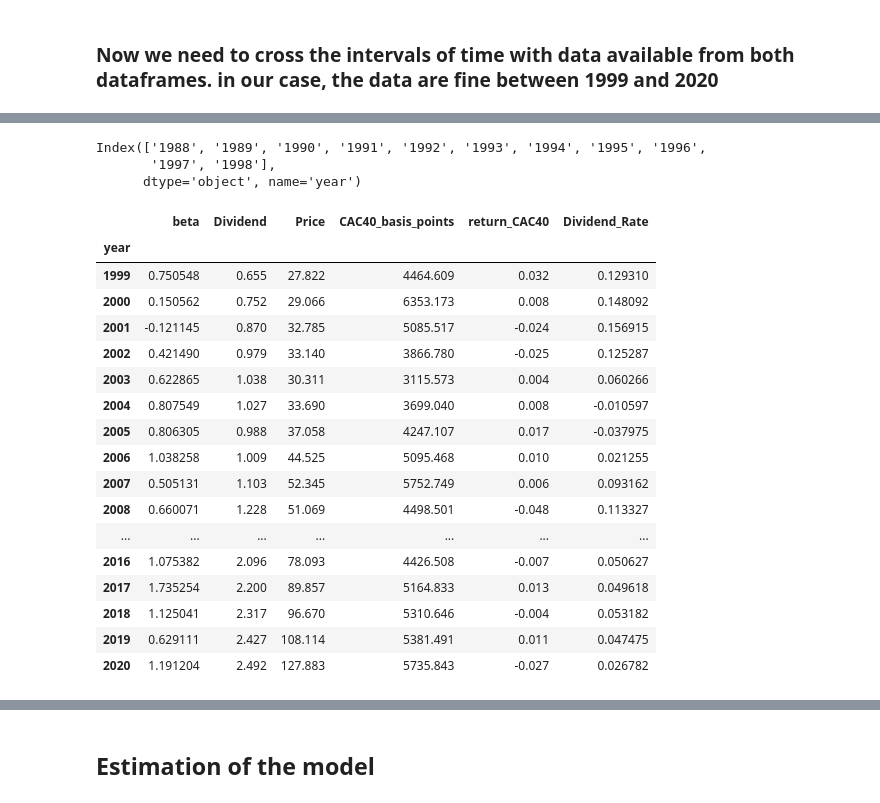
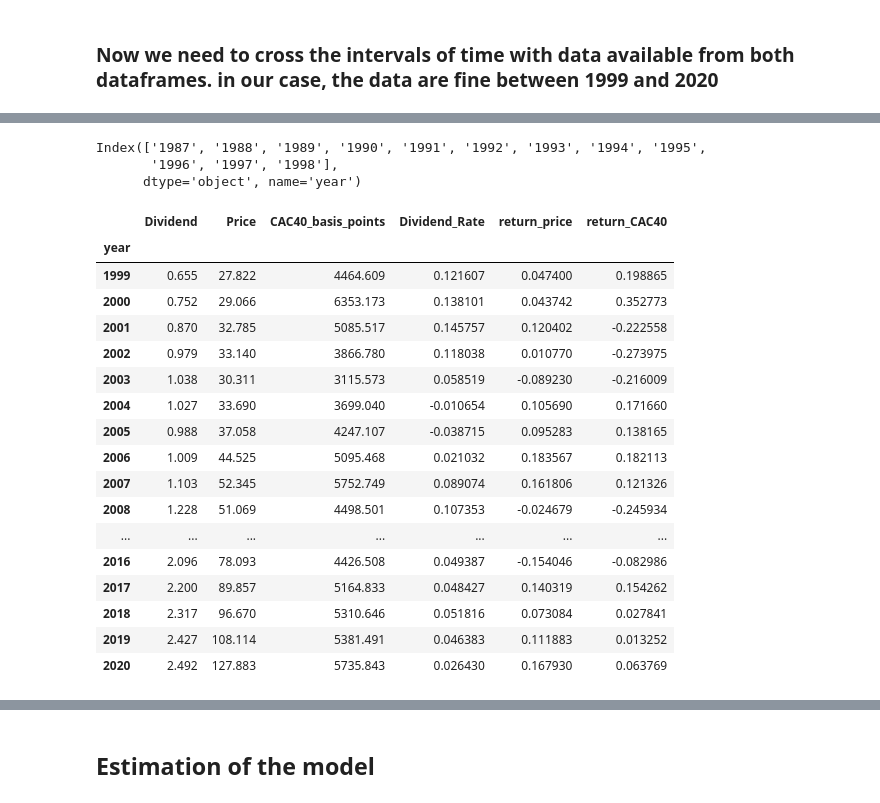
Before and after one commit to edgarkp/DividendModel, a Jupyter notebook: dividend-model.ipynb, the cells around one changed output, grey strips where cells are left out. Cells and saved outputs as stored; diff of their text form; code cells hidden in the pictures.

```diff
--- a/dividend-model.ipynb
+++ b/dividend-model.ipynb
@@ -145,7 +126,0 @@ df_yearly.head(10)
-# %%
-df_yearly['Dividend'] = df_yearly['Div AirLiquide (lissé)']
-df_yearly['Price'] = df_yearly['Prix Airliquide']
-df_yearly['CAC40_basis_points'] = df_yearly['Indice CAC40']
-df_yearly['return_CAC40'] = df_yearly['log_return_CAC40']
-df_yearly.drop(columns = ['Div AirLiquide (lissé)','Prix Airliquide','Indice CAC40','log_return_CAC40'],inplace=True)
-df_yearly
@@ -171,3 +126,0 @@ df_yearly
-# %%
-df_yearly['Dividend_Rate'] = df_yearly['Dividend'].pct_change(1)
-df_yearly
@@ -193,4 +126,0 @@ df_yearly
-# %%
-# Year 1987 should be removed because there is not enough data for the CAC 40 index
-df_yearly.drop(['1987'], axis=0, inplace=True)
-df_yearly
@@ -215,0 +127,6 @@ df_yearly
+# %%
+# Calculate the necessary rates
+df_yearly['Dividend_Rate'] = np.log(df_yearly['Dividend']/df_yearly['Dividend'].shift(1)) # nbrepoints(t)/nbrepoints(t-1)
+df_yearly['return_price'] = np.log(df_yearly['Price']/df_yearly['Price'].shift(1)) # p(t)/p(t-1)
+df_yearly['return_CAC40'] = np.log(df_yearly['CAC40_basis_points']/df_yearly['CAC40_basis_points'].shift(1)) # nbrepoints(t)/nbrepoints(t-1)
+df_yearly
@@ -259,28 +230,28 @@ french_treasuries_bonds
 # %%
-df_yearly.iloc[:11,:].index
+df_yearly.iloc[:12,:].index
 # %% [output]
-Index(['1988', '1989', '1990', '1991', '1992', '1993', '1994', '1995', '1996',
-       '1997', '1998'],
+Index(['1987', '1988', '1989', '1990', '1991', '1992', '1993', '1994', '1995',
+       '1996', '1997', '1998'],
       dtype='object', name='year')
 # %%
-df_yearly.drop(df_yearly.iloc[:11,:].index, axis = 0, inplace = True)
+df_yearly.drop(df_yearly.iloc[:12,:].index, axis = 0, inplace = True)
 df_yearly
 # %% [output]
-|  | beta | Dividend | Price | CAC40_basis_points | return_CAC40 | Dividend_Rate |
+|  | Dividend | Price | CAC40_basis_points | Dividend_Rate | return_price | return_CAC40 |
 | year |  |  |  |  |  |  |
-| 1999 | 0.750548 | 0.655 | 27.822 | 4464.609 | 0.032 | 0.129310 |
-| 2000 | 0.150562 | 0.752 | 29.066 | 6353.173 | 0.008 | 0.148092 |
-| 2001 | -0.121145 | 0.870 | 32.785 | 5085.517 | -0.024 | 0.156915 |
-| 2002 | 0.421490 | 0.979 | 33.140 | 3866.780 | -0.025 | 0.125287 |
-| 2003 | 0.622865 | 1.038 | 30.311 | 3115.573 | 0.004 | 0.060266 |
-| 2004 | 0.807549 | 1.027 | 33.690 | 3699.040 | 0.008 | -0.010597 |
-| 2005 | 0.806305 | 0.988 | 37.058 | 4247.107 | 0.017 | -0.037975 |
-| 2006 | 1.038258 | 1.009 | 44.525 | 5095.468 | 0.010 | 0.021255 |
-| 2007 | 0.505131 | 1.103 | 52.345 | 5752.749 | 0.006 | 0.093162 |
-| 2008 | 0.660071 | 1.228 | 51.069 | 4498.501 | -0.048 | 0.113327 |
+| 1999 | 0.655 | 27.822 | 4464.609 | 0.121607 | 0.047400 | 0.198865 |
+| 2000 | 0.752 | 29.066 | 6353.173 | 0.138101 | 0.043742 | 0.352773 |
+| 2001 | 0.870 | 32.785 | 5085.517 | 0.145757 | 0.120402 | -0.222558 |
+| 2002 | 0.979 | 33.140 | 3866.780 | 0.118038 | 0.010770 | -0.273975 |
+| 2003 | 1.038 | 30.311 | 3115.573 | 0.058519 | -0.089230 | -0.216009 |
+| 2004 | 1.027 | 33.690 | 3699.040 | -0.010654 | 0.105690 | 0.171660 |
+| 2005 | 0.988 | 37.058 | 4247.107 | -0.038715 | 0.095283 | 0.138165 |
+| 2006 | 1.009 | 44.525 | 5095.468 | 0.021032 | 0.183567 | 0.182113 |
+| 2007 | 1.103 | 52.345 | 5752.749 | 0.089074 | 0.161806 | 0.121326 |
+| 2008 | 1.228 | 51.069 | 4498.501 | 0.107353 | -0.024679 | -0.245934 |
 | ... | ... | ... | ... | ... | ... | ... |
-| 2016 | 1.075382 | 2.096 | 78.093 | 4426.508 | -0.007 | 0.050627 |
-| 2017 | 1.735254 | 2.200 | 89.857 | 5164.833 | 0.013 | 0.049618 |
-| 2018 | 1.125041 | 2.317 | 96.670 | 5310.646 | -0.004 | 0.053182 |
-| 2019 | 0.629111 | 2.427 | 108.114 | 5381.491 | 0.011 | 0.047475 |
-| 2020 | 1.191204 | 2.492 | 127.883 | 5735.843 | -0.027 | 0.026782 |
+| 2016 | 2.096 | 78.093 | 4426.508 | 0.049387 | -0.154046 | -0.082986 |
+| 2017 | 2.200 | 89.857 | 5164.833 | 0.048427 | 0.140319 | 0.154262 |
+| 2018 | 2.317 | 96.670 | 5310.646 | 0.051816 | 0.073084 | 0.027841 |
+| 2019 | 2.427 | 108.114 | 5381.491 | 0.046383 | 0.111883 | 0.013252 |
+| 2020 | 2.492 | 127.883 | 5735.843 | 0.026430 | 0.167930 | 0.063769 |
```
Also changed, not shown: parts of 33 cells of this notebook, 3 other files.
